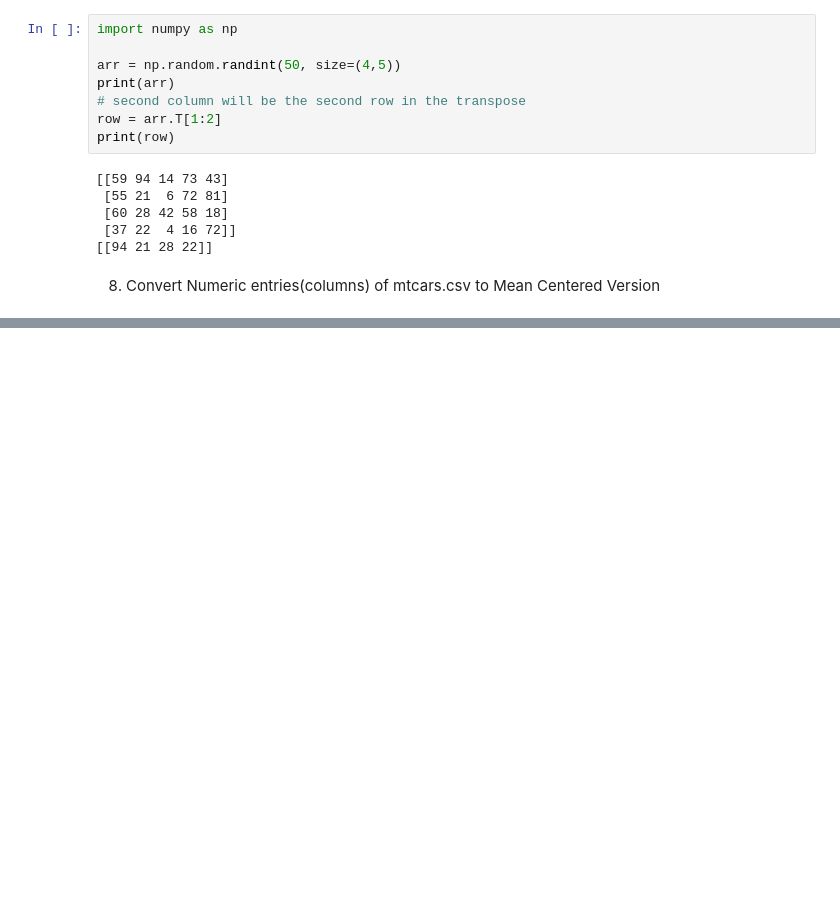
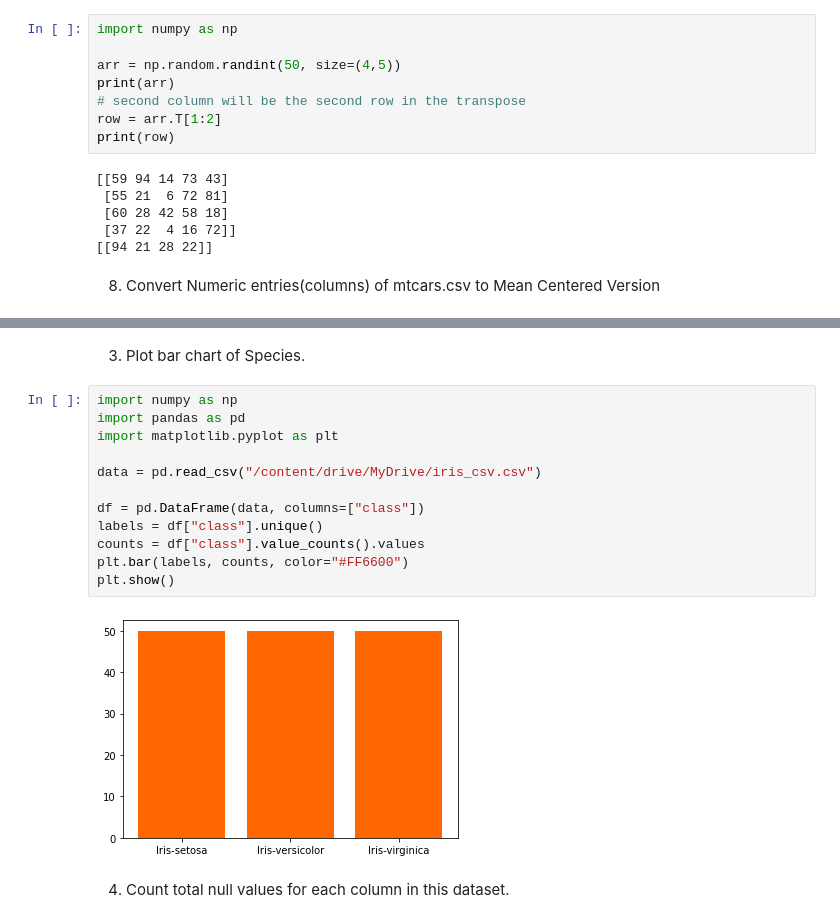
Before and after one commit to nishu-mns/ML-Labs, a Jupyter notebook: ML_lab_1.ipynb, the cells around one changed output, grey strips where cells are left out. Saved outputs shown, nothing was run; the diff lists cells and outputs as text; blank space fills up the shorter version.

```diff
--- a/ML_lab_1.ipynb
+++ b/ML_lab_1.ipynb
@@ -193,0 +357,18 @@ print(row)
+# %% [markdown]
+3. Plot bar chart of Species.
+# %%
+import numpy as np
+import pandas as pd
+import matplotlib.pyplot as plt
+
+data = pd.read_csv("/content/drive/MyDrive/iris_csv.csv")
+
+df = pd.DataFrame(data, columns=["class"])
+labels = df["class"].unique()
+counts = df["class"].value_counts().values
+plt.bar(labels, counts, color="#FF6600")
+plt.show()
+# %% [output]
+[figure, added]
+# %% [markdown]
+4. Count total null values for each column in this dataset.
```
Also changed, not shown: parts of 12 cells of this notebook.
